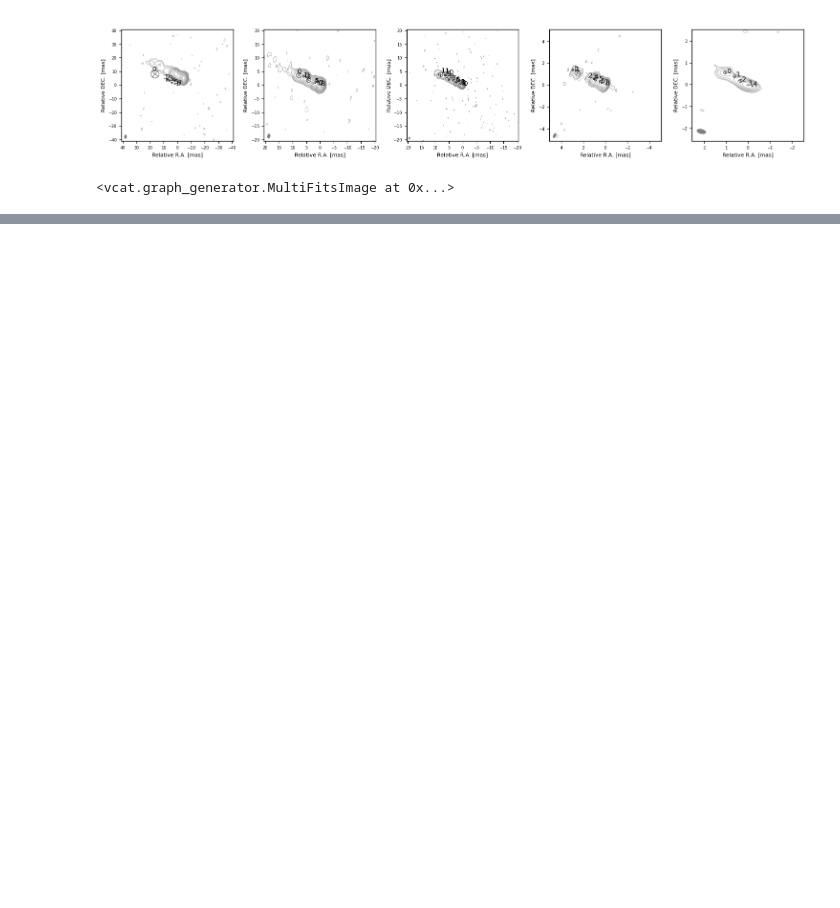
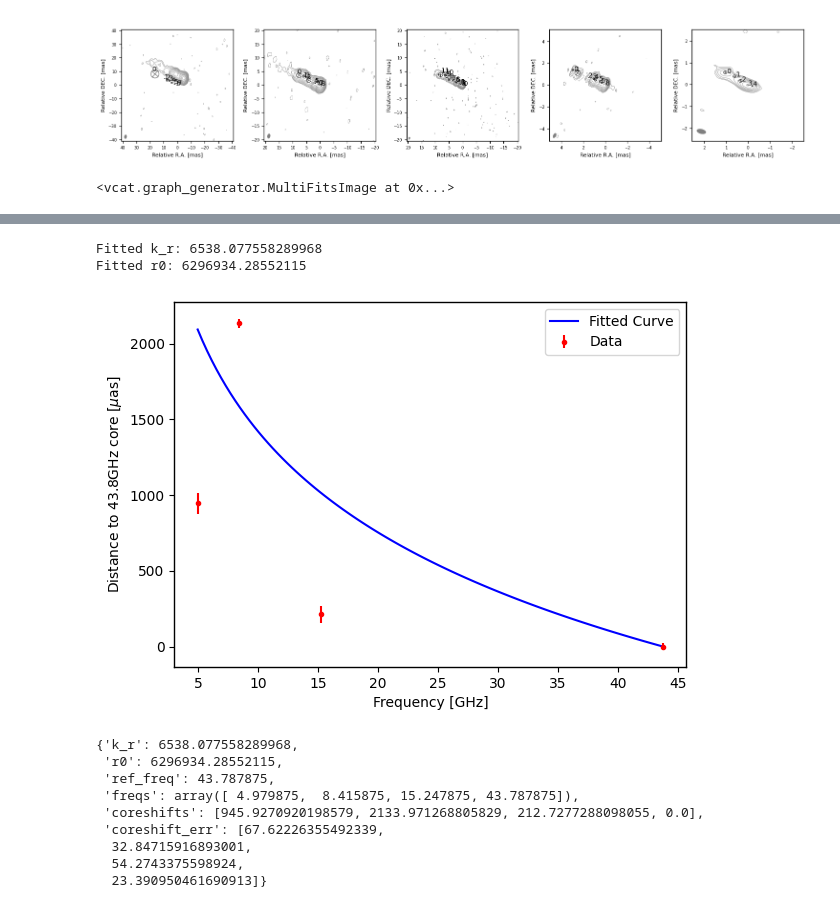
Before and after one commit to mpifr-vlbi/VCAT, a Jupyter notebook: examples/ModelComponents.ipynb, the cells around one changed output, grey strips where cells are left out. Drawn from its saved outputs; the diff is of its cells as text; code cells hidden in the pictures; blank space fills up the shorter version.

Commit message:
added coreshift to image_cube and model tutorial

```diff
--- a/examples/ModelComponents.ipynb
+++ b/examples/ModelComponents.ipynb
@@ -134,3 +147,16 @@ Uncertainties for SN fit large, limit peak flux and freq
 # %%
-#So far we have looked at a single-epoch multi-frequency dataset
-#Let's also have a look at a single-frequency multi-epoch dataset
+#In addition to the component spectrum, we can also derive the core shift, based on a given component
+im_cube.fit_coreshift(5,plot=True)
+# %% [output]
+Fitted k_r: 6538.077558289968
+Fitted r0: 6296934.28552115
+[figure, added]
+{'k_r': 6538.077558289968,
+ 'r0': 6296934.28552115,
+ 'ref_freq': 43.787875,
+ 'freqs': array([ 4.979875,  8.415875, 15.247875, 43.787875]),
+ 'coreshifts': [945.9270920198579, 2133.971268805829, 212.7277288098055, 0.0],
+ 'coreshift_err': [67.62226355492339,
+  32.84715916893001,
+  54.2743375598924,
+  23.390950461690913]}
```
Also changed, not shown: parts of 4 cells of this notebook, 2 other files.
